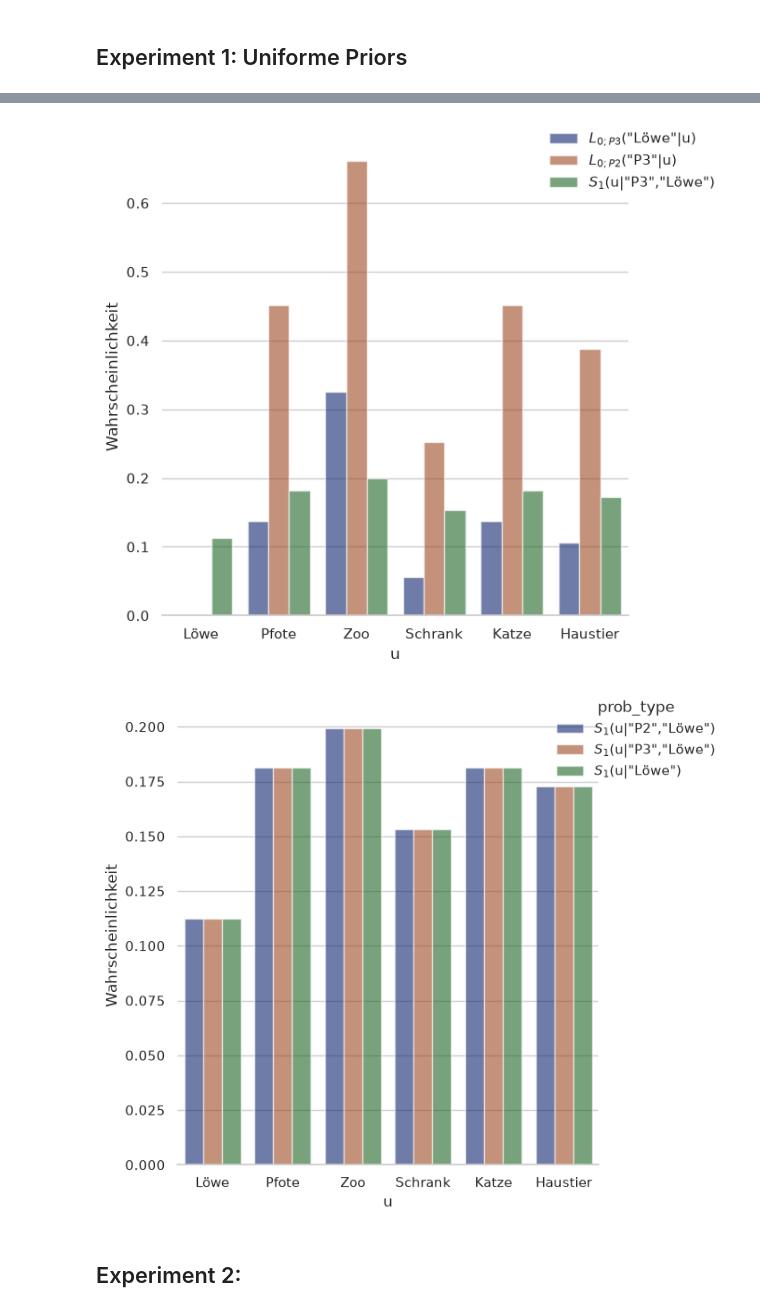
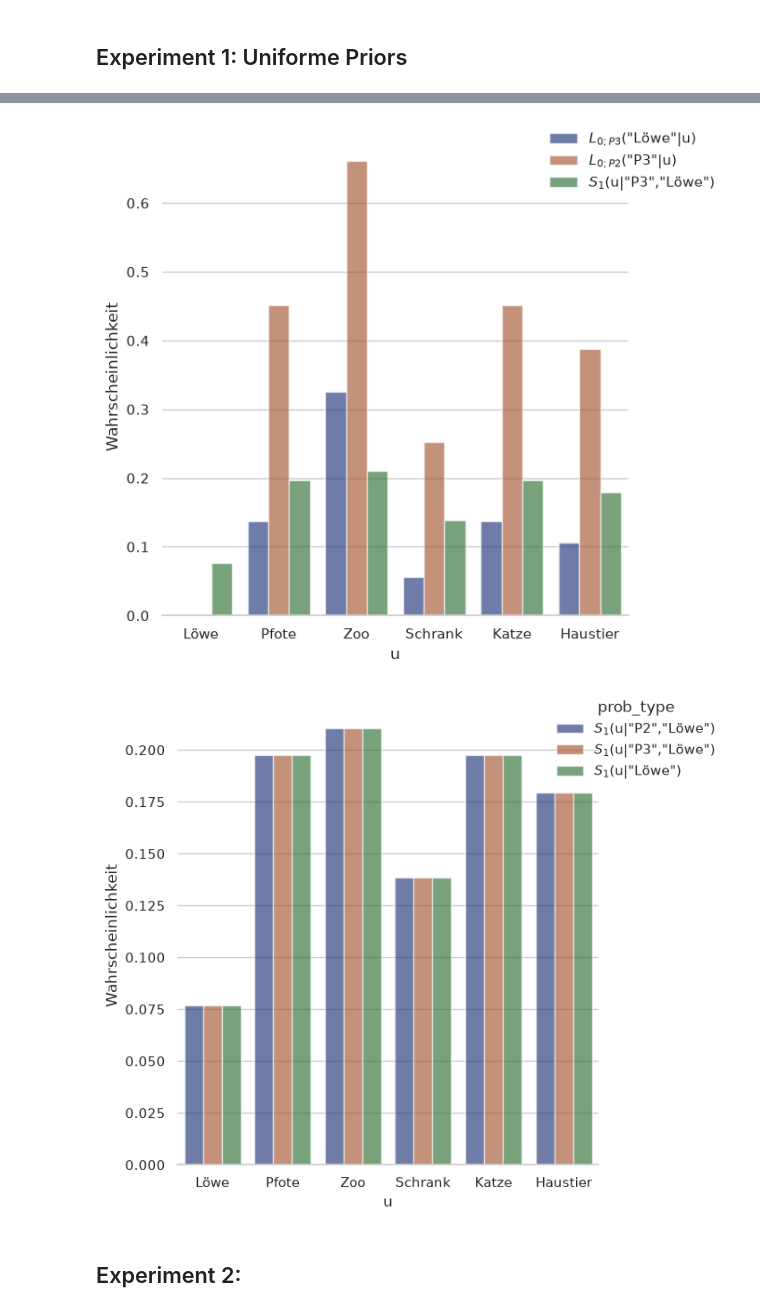
Before and after one commit to hgroener/imposter_RSA, a Jupyter notebook: notebooks/run_experiments.ipynb, the cells around one changed output, grey strips where cells are left out. Drawn from its saved outputs; the diff is of its cells as text; code cells hidden in the pictures.

```diff
--- a/notebooks/run_experiments.ipynb
+++ b/notebooks/run_experiments.ipynb
@@ -91,3 +89,8 @@ def run_experiment(agent, output_folder="../output/e1"):
     return
 # %% [markdown]
 ## Experiment 1: Uniforme Priors
+# %%
+a1 = gamestate.Speaker_Agent("P1", gs, logger=logger, i_weight=2.5, alpha=3)
+
+print(a1.gs.V)
+print(a1.gs.SIMS["P2"])
@@ -94,9 +105,8 @@ def run_experiment(agent, output_folder="../output/e1"):
 # %%
-a1 = gamestate.Speaker_Agent("P1", gs, logger=logger)
 run_experiment(a1)
 # %% [output]
-[figure, old version]
+[figure, new version]
-[figure, old version]
+[figure, new version]
 # %% [markdown]
 ## Experiment 2:
 # %%
```
Also changed, not shown: parts of 4 cells of this notebook, 9 other files.
